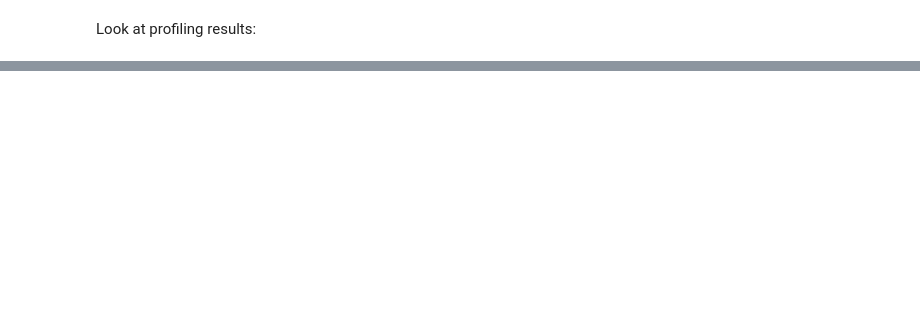
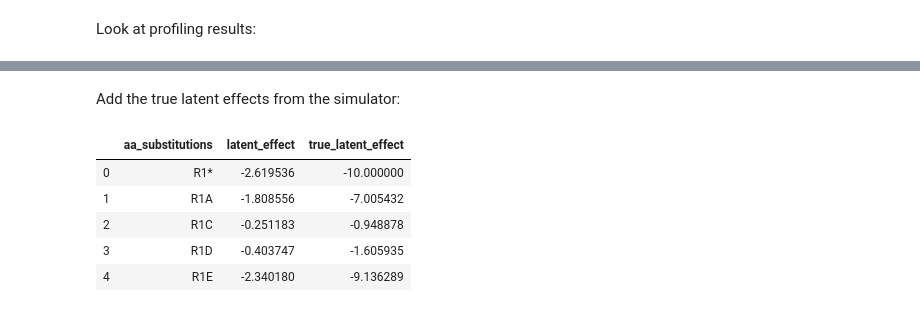
Before and after one commit to jbloomlab/dms_variants, a Jupyter notebook: notebooks/monotonicsplineepistasis_model.ipynb, the cells around one changed output, grey strips where cells are left out. Cells and saved outputs as stored; diff of their text form; code cells hidden in the pictures; blank space fills up the shorter version.

```diff
--- a/notebooks/monotonicsplineepistasis_model.ipynb
+++ b/notebooks/monotonicsplineepistasis_model.ipynb
@@ -380,0 +395,16 @@ Sat Oct 26 13:20:08 2019    /tmp/tmpz59wea2h
+# %% [markdown]
+Add the true latent effects from the simulator:
+# %%
+singles_df = (
+    singles_df
+    .rename(columns={'mutation': 'aa_substitutions'})
+    .assign(true_latent_effect=lambda x: x['aa_substitutions'].map(phenosimulator.muteffects))
+    )
+singles_df.head()
+# %% [output]
+|  | aa_substitutions | latent_effect | true_latent_effect |
+| 0 | R1* | -2.619536 | -10.000000 |
+| 1 | R1A | -1.808556 | -7.005432 |
+| 2 | R1C | -0.251183 | -0.948878 |
+| 3 | R1D | -0.403747 | -1.605935 |
+| 4 | R1E | -2.340180 | -9.136289 |
```
Also changed, not shown: parts of 17 cells of this notebook, 1 other file.
